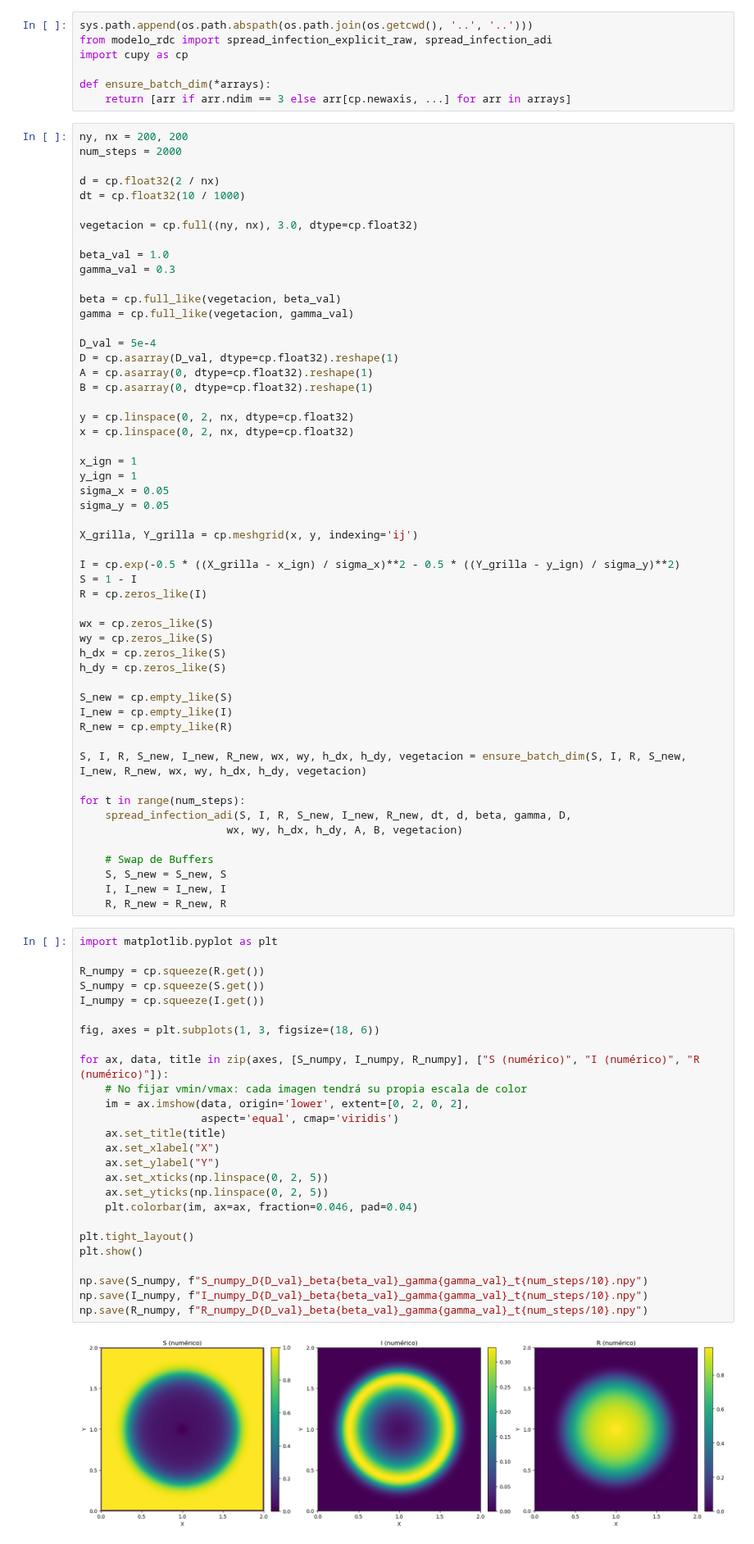
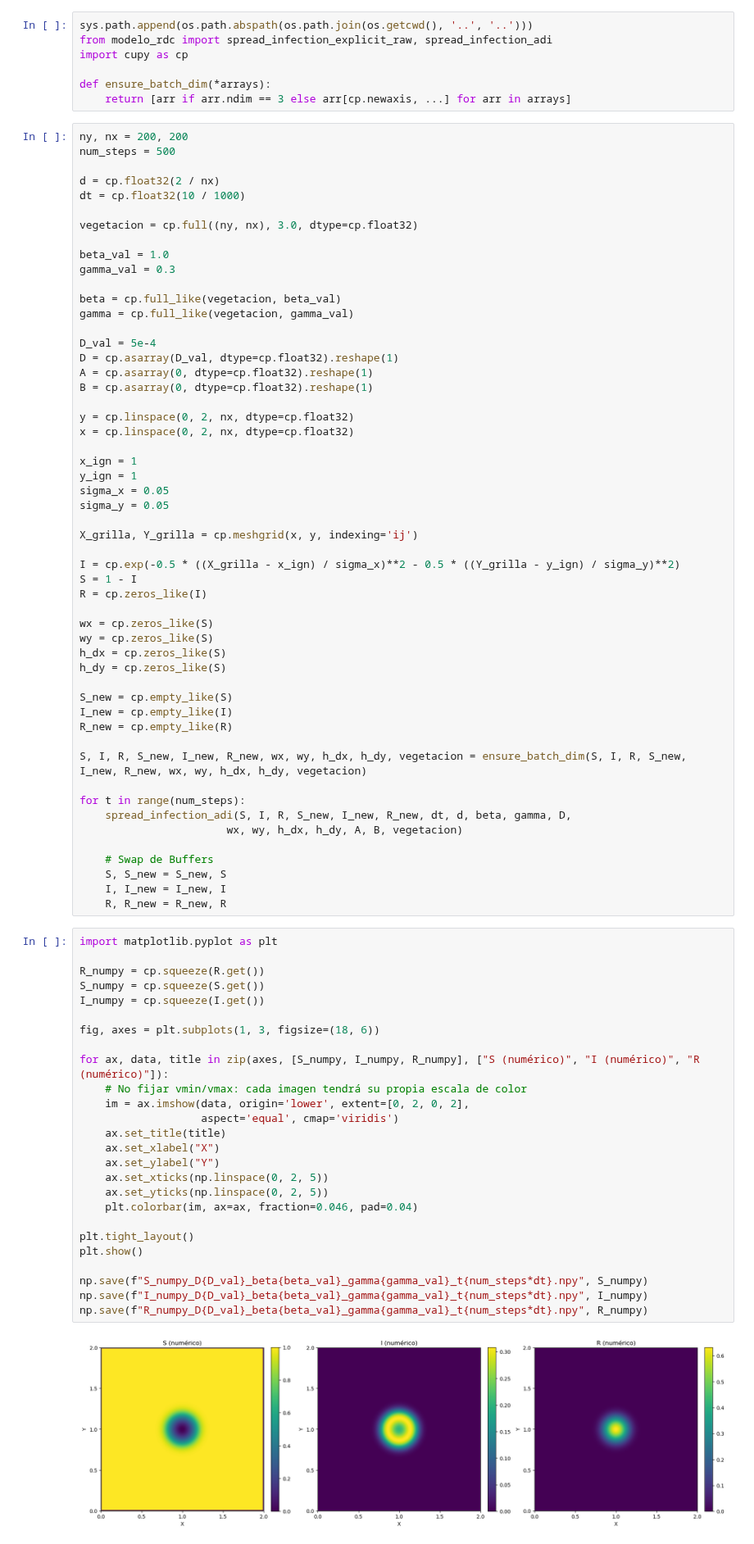
Before and after one commit to Maestria-Incendios-Forestales-2024-2025/Incendios-Genetico-PINNs, a Jupyter notebook: PINNS/Resultados/visualizacion_pinns.ipynb, the cells around one changed output. Shown at 82% size. Drawn from its saved outputs; the diff is of its cells as text.

```diff
--- a/PINNS/Resultados/visualizacion_pinns.ipynb
+++ b/PINNS/Resultados/visualizacion_pinns.ipynb
@@ -58,7 +58,7 @@ def ensure_batch_dim(*arrays):
     return [arr if arr.ndim == 3 else arr[cp.newaxis, ...] for arr in arrays]
 # %%
 ny, nx = 200, 200
-num_steps = 2000
+num_steps = 500
 
 d = cp.float32(2 / nx)
 dt = cp.float32(10 / 1000)
@@ -112,28 +112,28 @@ for t in range(num_steps):
 # %%
 import matplotlib.pyplot as plt
 
 R_numpy = cp.squeeze(R.get())
 S_numpy = cp.squeeze(S.get())
 I_numpy = cp.squeeze(I.get())
 
 fig, axes = plt.subplots(1, 3, figsize=(18, 6))
 
 for ax, data, title in zip(axes, [S_numpy, I_numpy, R_numpy], ["S (numérico)", "I (numérico)", "R (numérico)"]):
     # No fijar vmin/vmax: cada imagen tendrá su propia escala de color
     im = ax.imshow(data, origin='lower', extent=[0, 2, 0, 2],
                    aspect='equal', cmap='viridis')
     ax.set_title(title)
     ax.set_xlabel("X")
     ax.set_ylabel("Y")
     ax.set_xticks(np.linspace(0, 2, 5))
     ax.set_yticks(np.linspace(0, 2, 5))
     plt.colorbar(im, ax=ax, fraction=0.046, pad=0.04)
 
 plt.tight_layout()
 plt.show()
 
-np.save(S_numpy, f"S_numpy_D{D_val}_beta{beta_val}_gamma{gamma_val}_t{num_steps/10}.npy")
-np.save(I_numpy, f"I_numpy_D{D_val}_beta{beta_val}_gamma{gamma_val}_t{num_steps/10}.npy")
-np.save(R_numpy, f"R_numpy_D{D_val}_beta{beta_val}_gamma{gamma_val}_t{num_steps/10}.npy")
+np.save(f"S_numpy_D{D_val}_beta{beta_val}_gamma{gamma_val}_t{num_steps*dt}.npy", S_numpy)
+np.save(f"I_numpy_D{D_val}_beta{beta_val}_gamma{gamma_val}_t{num_steps*dt}.npy", I_numpy)
+np.save(f"R_numpy_D{D_val}_beta{beta_val}_gamma{gamma_val}_t{num_steps*dt}.npy", R_numpy)
 # %% [output]
-[figure, old version]
+[figure, new version]
```
Also changed, not shown: parts of 1 cell of this notebook.
